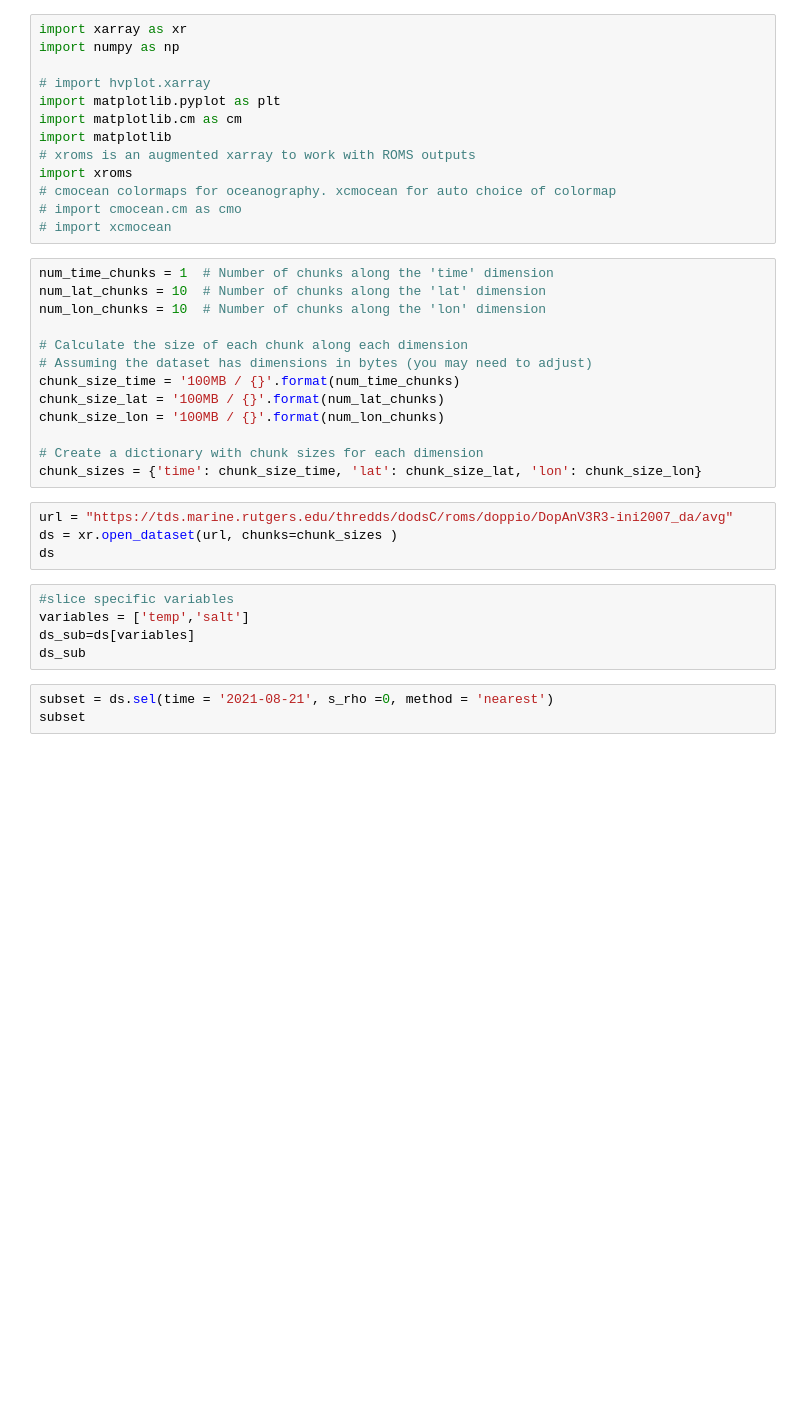
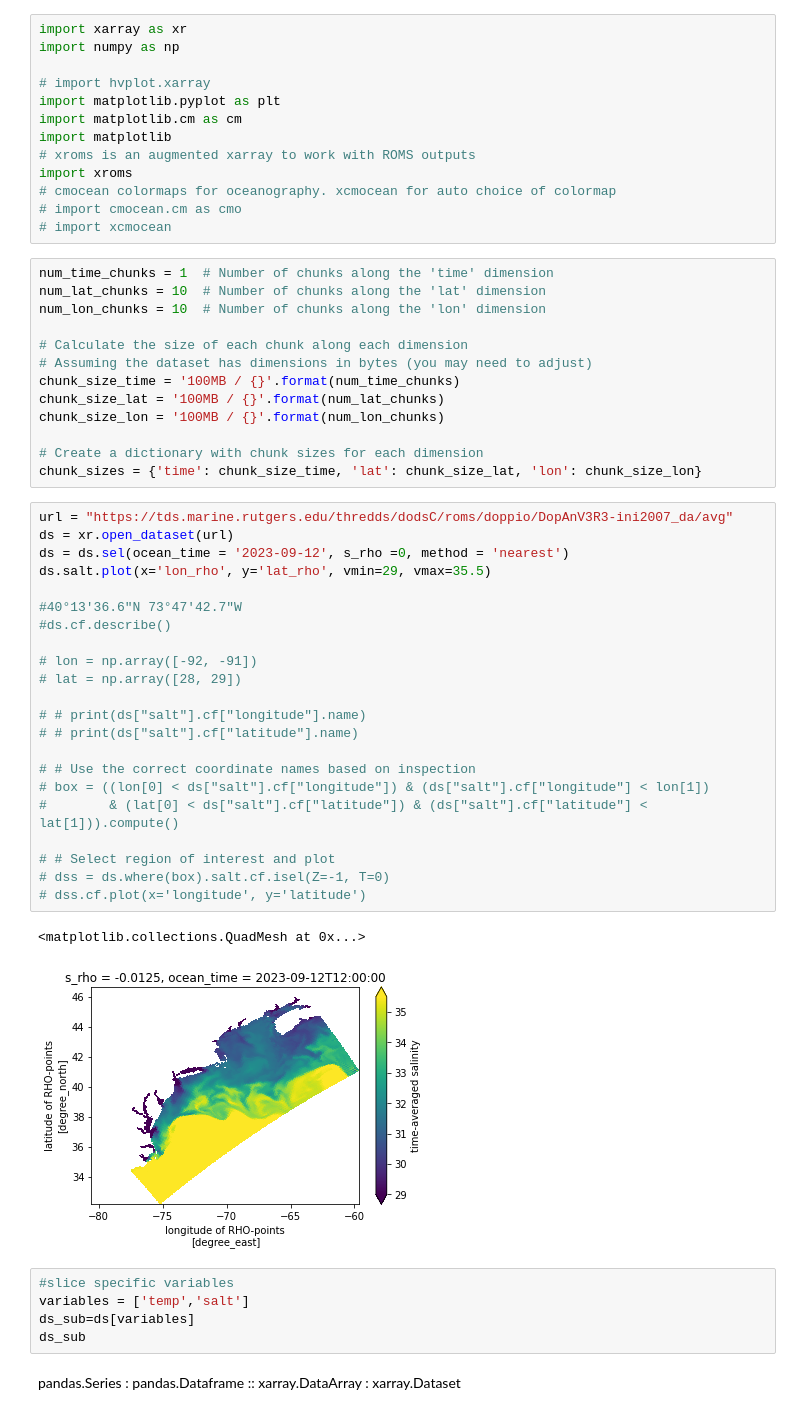
Before and after one commit to henrysun9074/fishics, a Jupyter notebook: demo/doppio_xroms.ipynb, the cells around one changed output. Saved outputs shown, nothing was run; the diff lists cells and outputs as text; blank space fills up the shorter version.

Commit message:
test xarray

```diff
--- a/demo/doppio_xroms.ipynb
+++ b/demo/doppio_xroms.ipynb
@@ -24,15 +24,35 @@ chunk_size_lon = '100MB / {}'.format(num_lon_chunks)
 
 # Create a dictionary with chunk sizes for each dimension
 chunk_sizes = {'time': chunk_size_time, 'lat': chunk_size_lat, 'lon': chunk_size_lon}
-# %%
-url = "https://tds.marine.rutgers.edu/thredds/dodsC/roms/doppio/DopAnV3R3-ini2007_da/avg"
-ds = xr.open_dataset(url, chunks=chunk_sizes )
-ds
+# %%
+url = "https://tds.marine.rutgers.edu/thredds/dodsC/roms/doppio/DopAnV3R3-ini2007_da/avg"
+ds = xr.open_dataset(url)
+ds = ds.sel(ocean_time = '2023-09-12', s_rho =0, method = 'nearest')
+ds.salt.plot(x='lon_rho', y='lat_rho', vmin=29, vmax=35.5)
+
+#40°13'36.6"N 73°47'42.7"W
+#ds.cf.describe()
+
+# lon = np.array([-92, -91])
+# lat = np.array([28, 29])
+
+# # print(ds["salt"].cf["longitude"].name)
+# # print(ds["salt"].cf["latitude"].name)
+
+# # Use the correct coordinate names based on inspection
+# box = ((lon[0] < ds["salt"].cf["longitude"]) & (ds["salt"].cf["longitude"] < lon[1])
+#        & (lat[0] < ds["salt"].cf["latitude"]) & (ds["salt"].cf["latitude"] < lat[1])).compute()
+
+# # Select region of interest and plot
+# dss = ds.where(box).salt.cf.isel(Z=-1, T=0)
+# dss.cf.plot(x='longitude', y='latitude')
+# %% [output]
+<matplotlib.collections.QuadMesh at 0x...>
+[figure, added]
 # %%
 #slice specific variables
 variables = ['temp','salt']
 ds_sub=ds[variables]
 ds_sub
-# %%
-subset = ds.sel(time = '2021-08-21', s_rho =0, method = 'nearest')
-subset
+# %% [markdown]
+pandas.Series : pandas.Dataframe :: xarray.DataArray : xarray.Dataset
```
